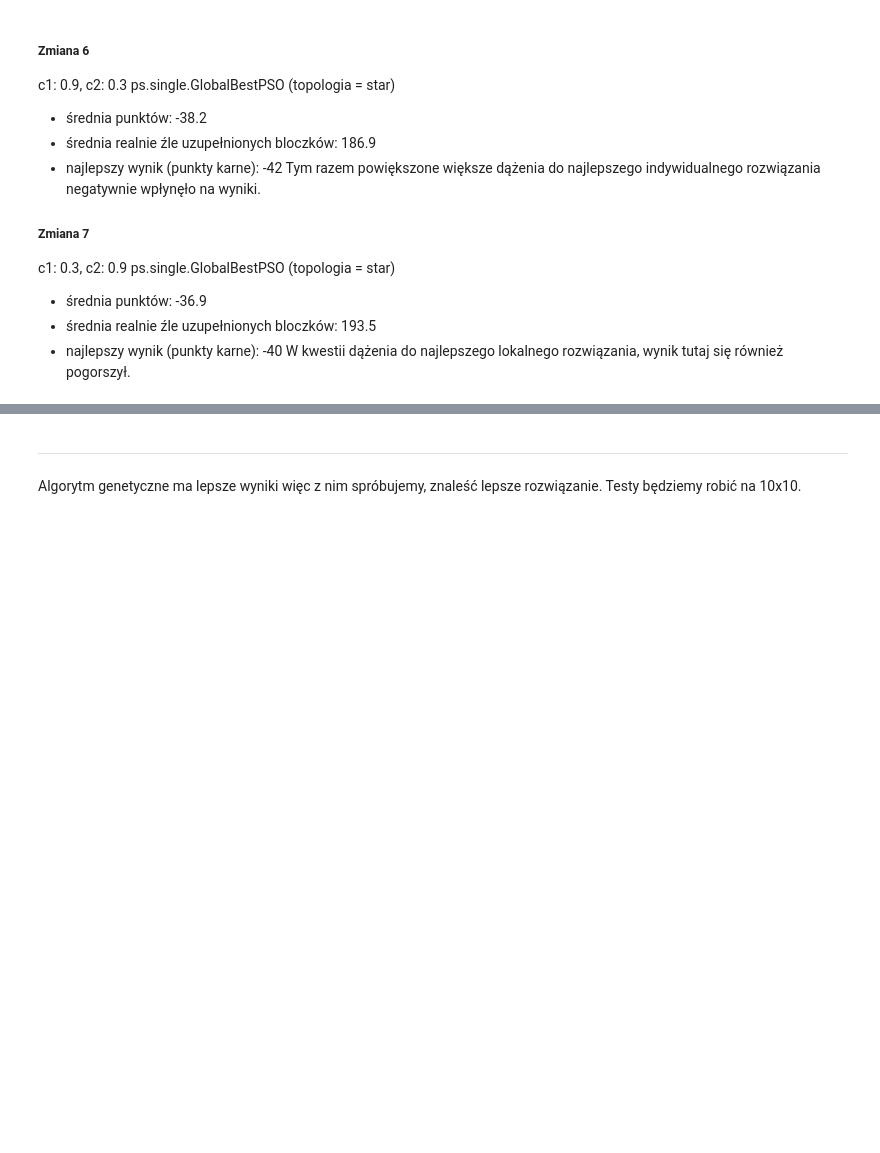
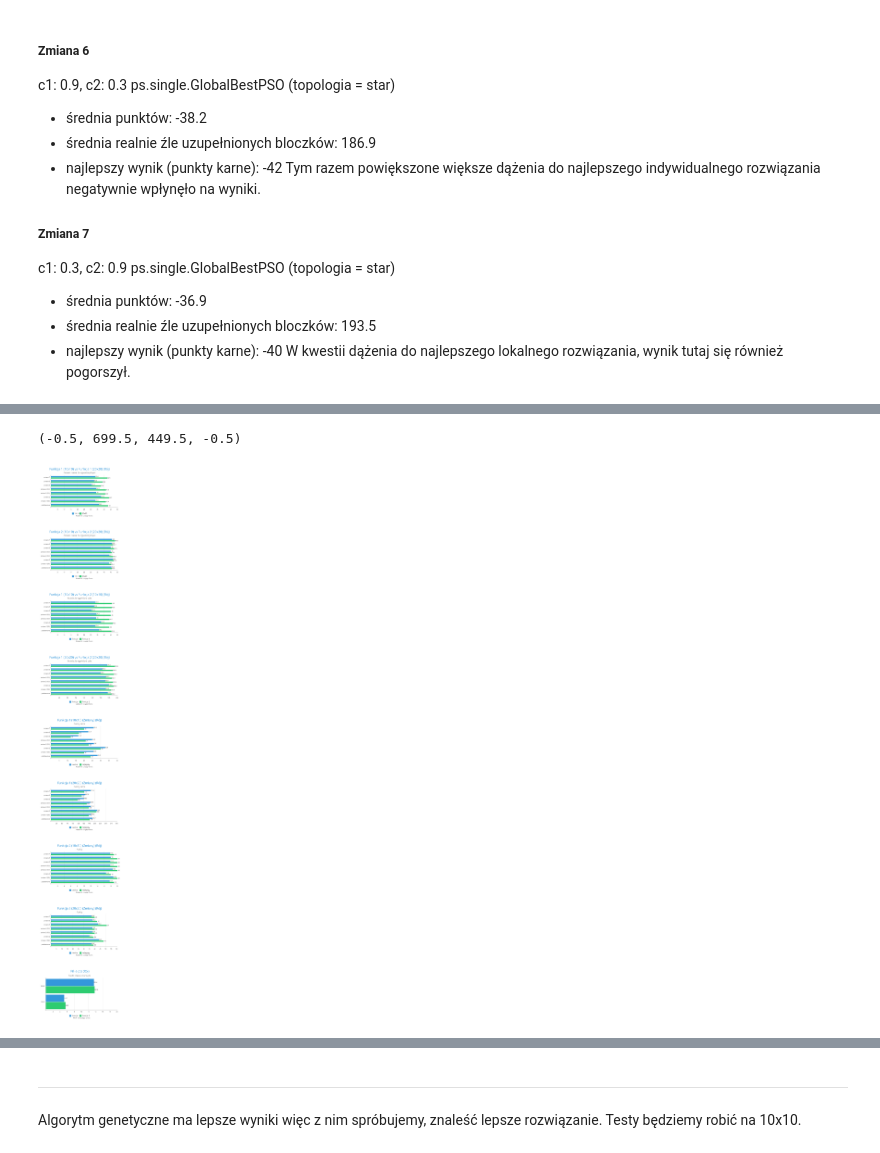
Before and after one commit to marcelmalewski/INF_Marcel_Malewski_274929, a Jupyter notebook: projekt1/projekt1.ipynb, the cells around one changed output, grey strips where cells are left out. Saved outputs shown, nothing was run; the diff lists cells and outputs as text; code cells hidden in the pictures; blank space fills up the shorter version.

```diff
--- a/projekt1/projekt1.ipynb
+++ b/projekt1/projekt1.ipynb
@@ -2337,0 +2425,79 @@ Porownanie Roju z Algorytmem genetycznym wykres (porównujemy wyniki z najlepszy
+# %%
+# pobierania obrazków
+roj1 = mpimg.imread('./Funkcja 1 (10x10) vs Funkcja 1 (20x20) (Rój).png')
+roj2 = mpimg.imread('./Funkcja 2 (10x10) vs Funkcja 2 (20x20) (Rój).PNG')
+
+roj3 = mpimg.imread('./Funkcja 1 (10x10) vs Funkcja 2 (10x10) (Rój).PNG')
+roj4 = mpimg.imread('./Funkcja 1 (20x20) vs Funkcja 2 (20x20) (Rój).PNG')
+
+roj5 = mpimg.imread('./Funkcja 1 (10x10) (Zmiany) (Rój).png')
+roj6 = mpimg.imread('./Funkcja 1 (20x20) (zmiany) (Rój).PNG')
+
+roj7 = mpimg.imread('./Funkcja 2 (10x10) (zmiany) (Rój).PNG')
+roj8 = mpimg.imread('./Funkcja 2 (20x20) (zmiany) (Rój).PNG')
+
+roj9 = mpimg.imread('./Fill-a-pix times (Rój).PNG')
+
+# tworzymy pojemnik, w którym będą obrazki
+fig = plt.figure(figsize=(20, 100))
+
+# 3 obrazki w 1 rzędzie
+rows = 9
+columns = 1
+
+fig.add_subplot(rows, columns, 1)
+
+# showing image
+plt.imshow(roj1)
+plt.axis('off')
+
+fig.add_subplot(rows, columns, 2)
+
+# showing image
+plt.imshow(roj2)
+plt.axis('off')
+
+fig.add_subplot(rows, columns, 3)
+
+# showing image
+plt.imshow(roj3)
+plt.axis('off')
+
+fig.add_subplot(rows, columns, 4)
+
+# showing image
+plt.imshow(roj4)
+plt.axis('off')
+
+fig.add_subplot(rows, columns, 5)
+
+# showing image
+plt.imshow(roj5)
+plt.axis('off')
+
+fig.add_subplot(rows, columns, 6)
+
+# showing image
+plt.imshow(roj6)
+plt.axis('off')
+
+fig.add_subplot(rows, columns, 7)
+
+# showing image
+plt.imshow(roj7)
+plt.axis('off')
+
+fig.add_subplot(rows, columns, 8)
+
+# showing image
+plt.imshow(roj8)
+plt.axis('off')
+
+fig.add_subplot(rows, columns, 9)
+
+# showing image
+plt.imshow(roj9)
+plt.axis('off')
+# %% [output]
+(-0.5, 699.5, 449.5, -0.5)
+[figure, added]
```
Also changed, not shown: parts of 18 cells of this notebook, 6 other files.
